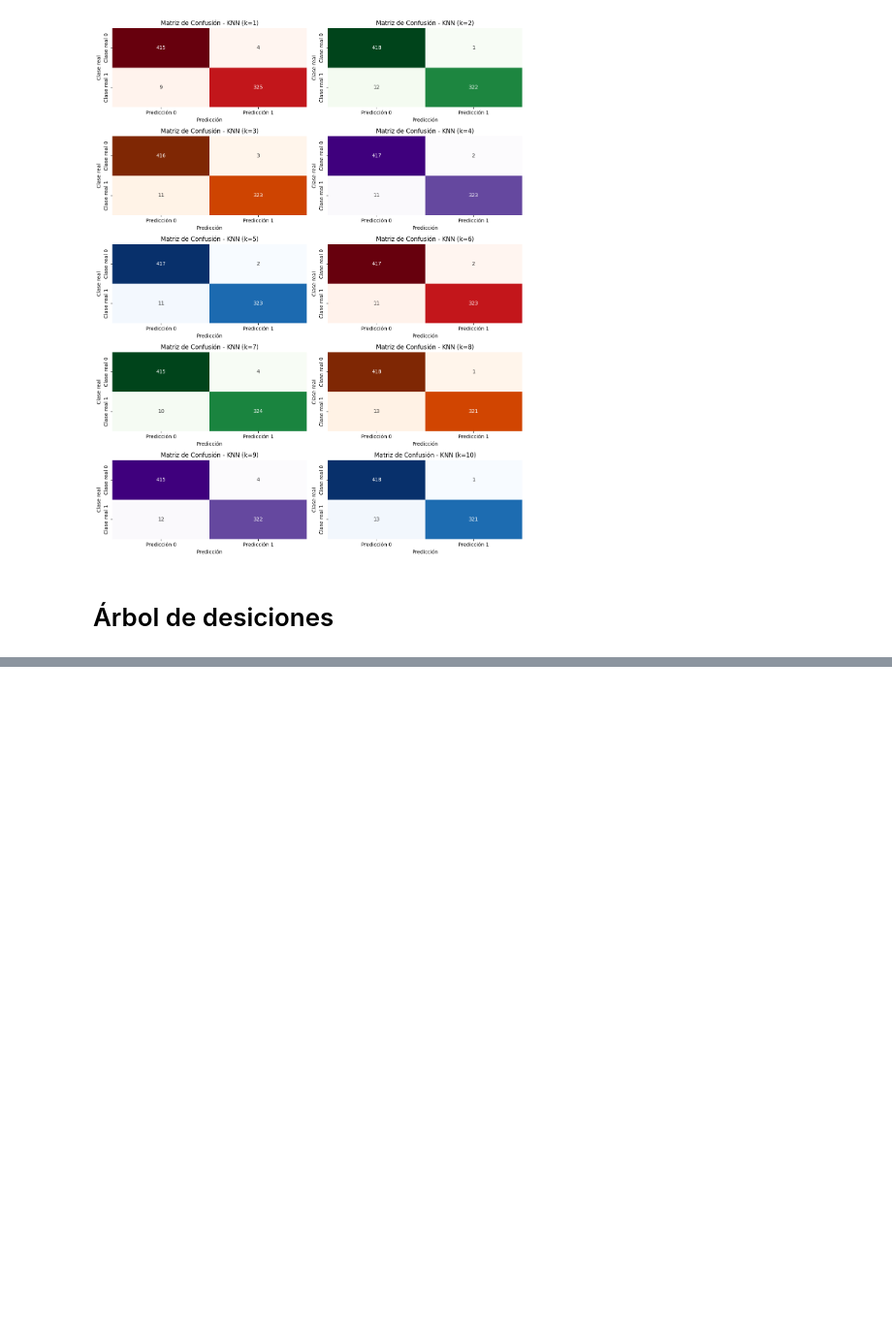
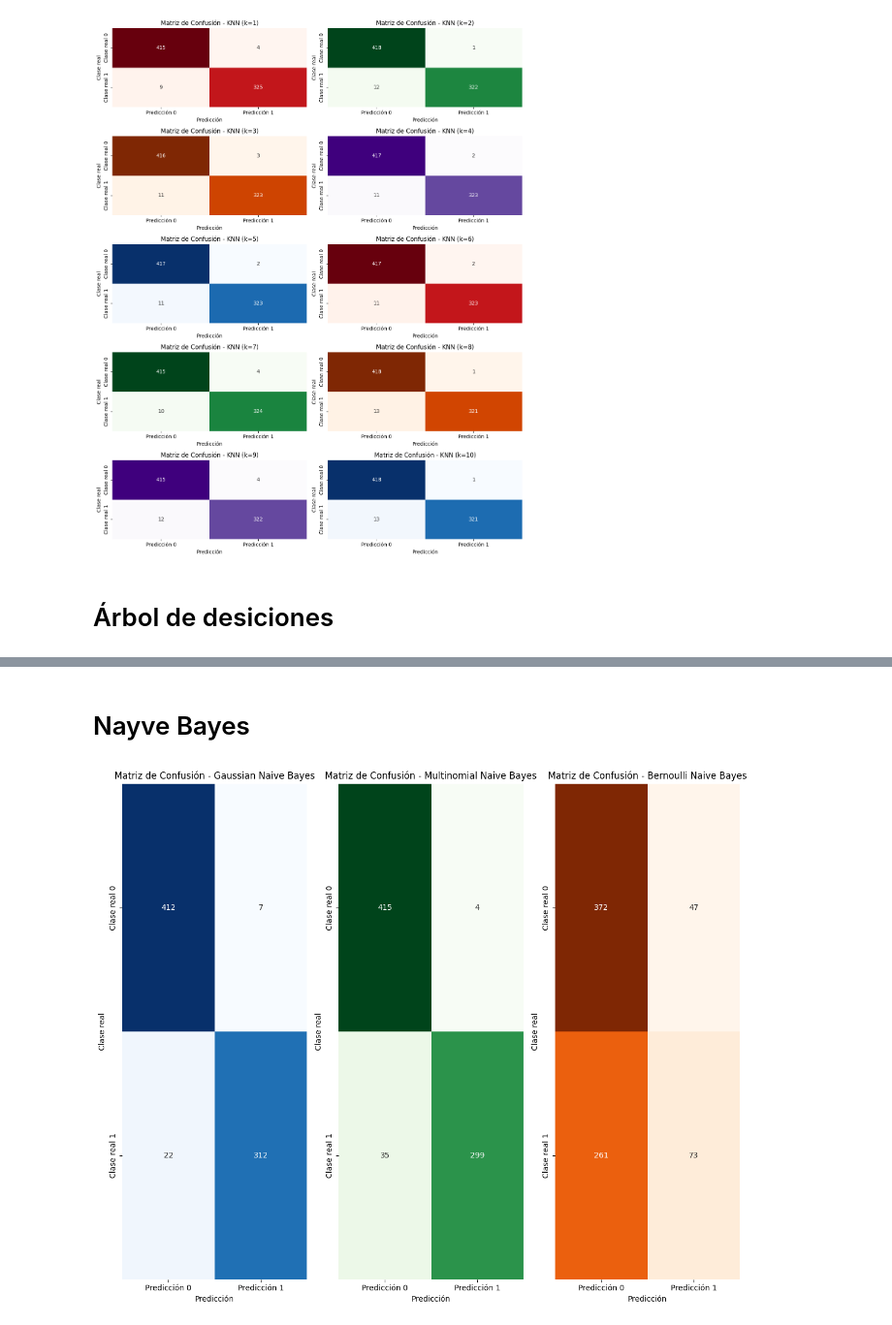
Before and after one commit to andreww44/MachineLearningBrainTumor, a Jupyter notebook: set2MachineLearning.ipynb, the cells around one changed output, grey strips where cells are left out. Shown: that part at 97% size. Cells and saved outputs as stored; diff of their text form; code cells hidden in the pictures; blank space fills up the shorter version.

```diff
--- a/set2MachineLearning.ipynb
+++ b/set2MachineLearning.ipynb
@@ -174,0 +178,47 @@ plt.show()
+# %% [markdown]
+# Nayve Bayes
+# %%
+import pandas as pd
+import matplotlib.pyplot as plt
+import seaborn as sns
+from sklearn.model_selection import train_test_split
+from sklearn.naive_bayes import GaussianNB, MultinomialNB, BernoulliNB
+from sklearn.metrics import confusion_matrix
+
+# Dividir el set de datos para entrenamiento
+X = df_final.drop(['Class', 'Image'], axis=1)  # Características
+y = df_final['Class']  # Etiqueta
+
+X_train, X_test, y_train, y_test = train_test_split(X, y, test_size=0.2, random_state=42)
+
+# Tipos de modelos Naive Bayes
+nb_models = {
+    "Gaussian Naive Bayes": GaussianNB(),
+    "Multinomial Naive Bayes": MultinomialNB(),
+    "Bernoulli Naive Bayes": BernoulliNB()
+}
+
+# Colores para las matrices de confusión
+color_maps = ['Blues', 'Greens', 'Oranges']
+
+plt.figure(figsize=(12, 10))
+
+for i, (model_name, model) in enumerate(nb_models.items(), 1):
+    # Entrenar el modelo
+    model.fit(X_train, y_train)
+    y_pred = model.predict(X_test)
+    conf_matrix = confusion_matrix(y_test, y_pred)
+
+    # Graficar matriz de confusión en un subplot con colores distintos
+    plt.subplot(3, 3, i)
+    sns.heatmap(conf_matrix, annot=True, fmt='d', cmap=color_maps[i-1], cbar=False,
+                xticklabels=[f'Predicción {i}' for i in range(conf_matrix.shape[1])],
+                yticklabels=[f'Clase real {i}' for i in range(conf_matrix.shape[0])])
+    plt.title(f'Matriz de Confusión - {model_name}')
+    plt.xlabel('Predicción')
+    plt.ylabel('Clase real')
+
+plt.tight_layout()
+plt.show()
+# %% [output]
+[figure, added]
```
Also changed, not shown: parts of 1 cell of this notebook.
